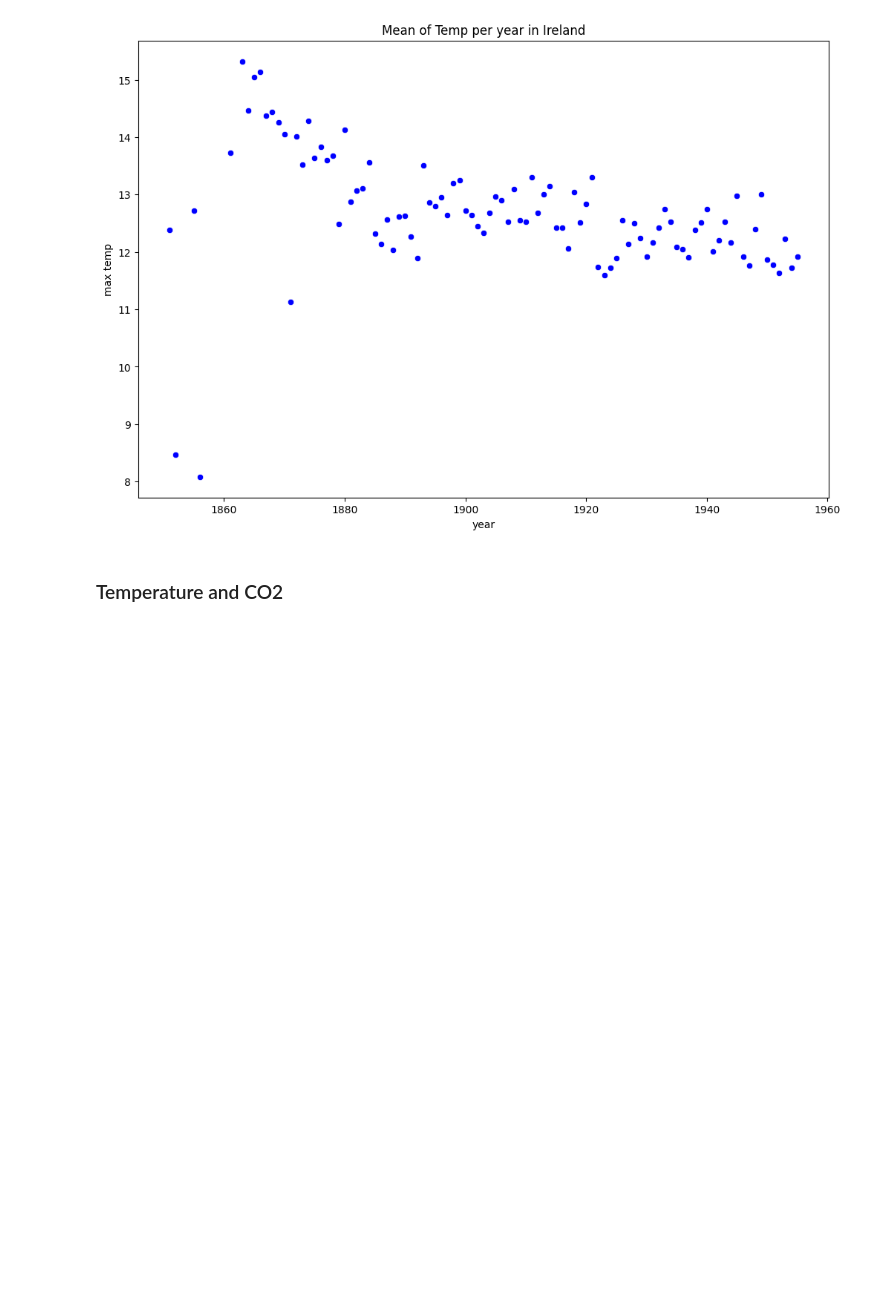
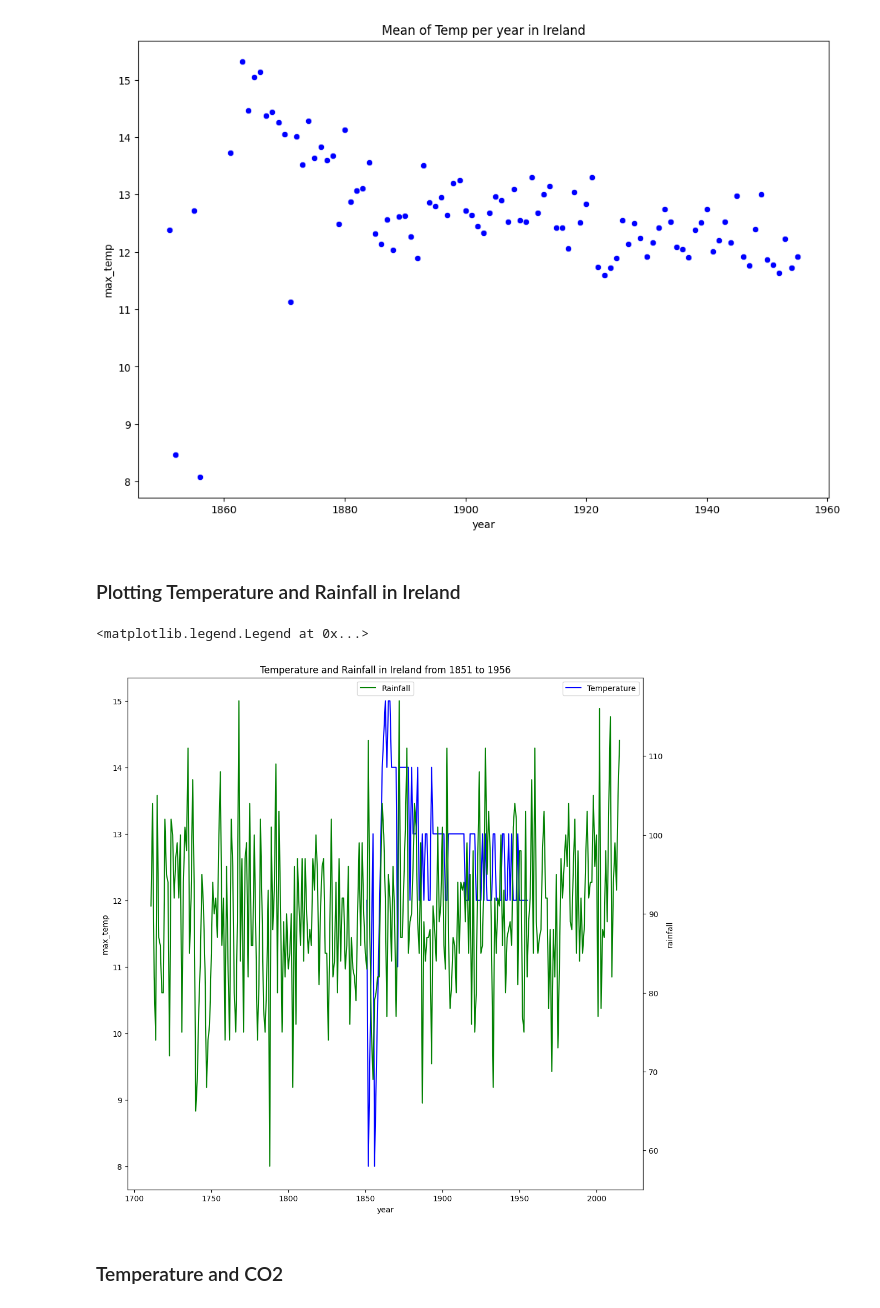
Before and after one commit to rachel-king4/PfDA_Assignment_2, a Jupyter notebook: pfda_assignment_2.ipynb, the cells around one changed output. Cells and saved outputs as stored; diff of their text form; code cells hidden in the pictures; blank space fills up the shorter version.

Commit message:
plotted rainfall vs temperature in Ireland

```diff
--- a/pfda_assignment_2.ipynb
+++ b/pfda_assignment_2.ipynb
@@ -252,12 +262,11 @@ north_ireland_temp.sort_values(by=['year'], ascending=True);
 roches_temp1 = pd.read_csv('CSV Files\Roches-Point_1872-1920.csv', encoding='ISO-8859-1',dtype={'year': int})
 roches_temp2 = pd.read_csv('CSV Files\Roches-Point_1921-1956.csv', encoding='ISO-8859-1',dtype={'year': int})
 # %%
-roches_temp1 = roches_temp1[['year', 'max temp']]
-roches_temp2 = roches_temp2[['year', 'max temp']]
+roches_temp1 = roches_temp1[['year', 'max_temp']]
+roches_temp2 = roches_temp2[['year', 'max_temp']]
 
 south_ireland_temp = pd.concat([roches_temp1, roches_temp2])
 south_ireland_temp.sort_values(by=['year'], ascending=True);
-south_ireland_temp.to_csv("south_ireland_temp.csv", encoding='utf-8', index=False)
 # %%
 all_ireland_temp = pd.concat([west_ireland_temp, east_ireland_temp, north_ireland_temp, south_ireland_temp])
 all_ireland_temp.sort_values(by=['year'], ascending=True);
@@ -267,21 +275,44 @@ ireland_temp_mean = []
 std_dict = {}
 for y in range(1851, 1956):
   #Calcule mu and std values
-  mu = all_ireland_temp[all_ireland_temp.year == y]['max temp'].mean()
-  std = all_ireland_temp[all_ireland_temp.year == y]['max temp'].std()
+  mu = all_ireland_temp[all_ireland_temp.year == y]['max_temp'].mean()
+  std = all_ireland_temp[all_ireland_temp.year == y]['max_temp'].std()
   #Save mu and std values
   ireland_temp_mean.append(mu)
   std_dict[y] = std
 # %%
-ireland_temp_mean = pd.DataFrame(ireland_temp_mean)
-ireland_temp_mean.to_csv("ireland_temp_mean.csv", encoding='utf-8', index=False)
-ireland_temp_mean['year'] = range(1851, 1956)
-ireland_temp_mean.columns = ['max temp', 'year']
+df_ireland_temp_mean = pd.DataFrame(ireland_temp_mean)
+df_ireland_temp_mean['year'] = range(1851, 1956)
+df_ireland_temp_mean.columns = ['max_temp', 'year']
 plt.figure(figsize=(12, 8))
-sns.scatterplot(x='year', y='max temp', data=ireland_temp_mean,  color='blue', sizes=20).set(title='Mean of Temp per year in Ireland')
+sns.scatterplot(x='year', y='max_temp', data=df_ireland_temp_mean,  color='blue', sizes=20).set(title='Mean of Temp per year in Ireland')
 plt.show()
 # %% [output]
 [figure]
+# %% [markdown]
+### Plotting Temperature and Rainfall in Ireland
+# %%
+years_temp = list(range(1851, 1956));
+
+ireland_temp = pd.DataFrame({'year': years_temp, 'max_temp': ireland_temp_mean})
+ireland_temp.max_temp = ireland_temp.max_temp.round()
+ireland_temp.to_csv("ireland_temp.csv", encoding='utf-8', index=False)
+
+years_rainfall = list(range(1711, 2016));
+
+ireland_rainfall = pd.DataFrame({'year': years_rainfall, 'rainfall': ireland_rainfall_mean})
+ireland_rainfall.rainfall = ireland_rainfall.rainfall.round()
+ireland_rainfall.to_csv("ireland_rainfall.csv", encoding='utf-8', index=False)
+# %%
+fig, ax = plt.subplots(figsize=(12,12))
+sns.lineplot(x="year", y="max_temp", data=ireland_temp, color="b", label="Temperature")
+ax2 = plt.twinx()
+sns.lineplot(x="year", y="rainfall", data=ireland_rainfall, color="g", ax=ax2, label="Rainfall")
+plt.title("Temperature and Rainfall in Ireland from 1851 to 1956")
+plt.legend(loc='upper center')
+# %% [output]
+<matplotlib.legend.Legend at 0x...>
+[figure, added]
 # %% [markdown]
 ### Temperature and CO2
 # %%
```
Also changed, not shown: parts of 5 cells of this notebook, 8 other files.
